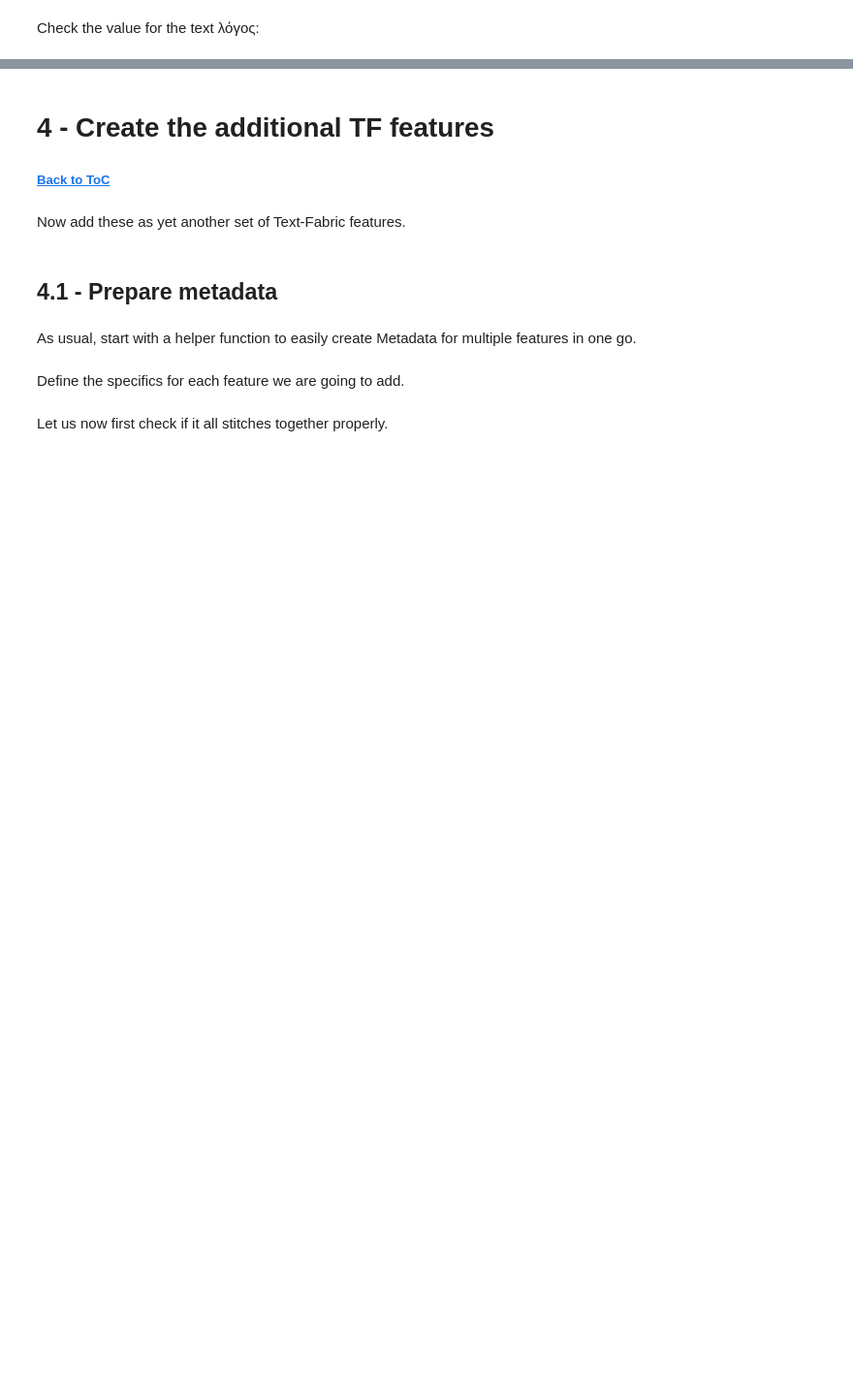
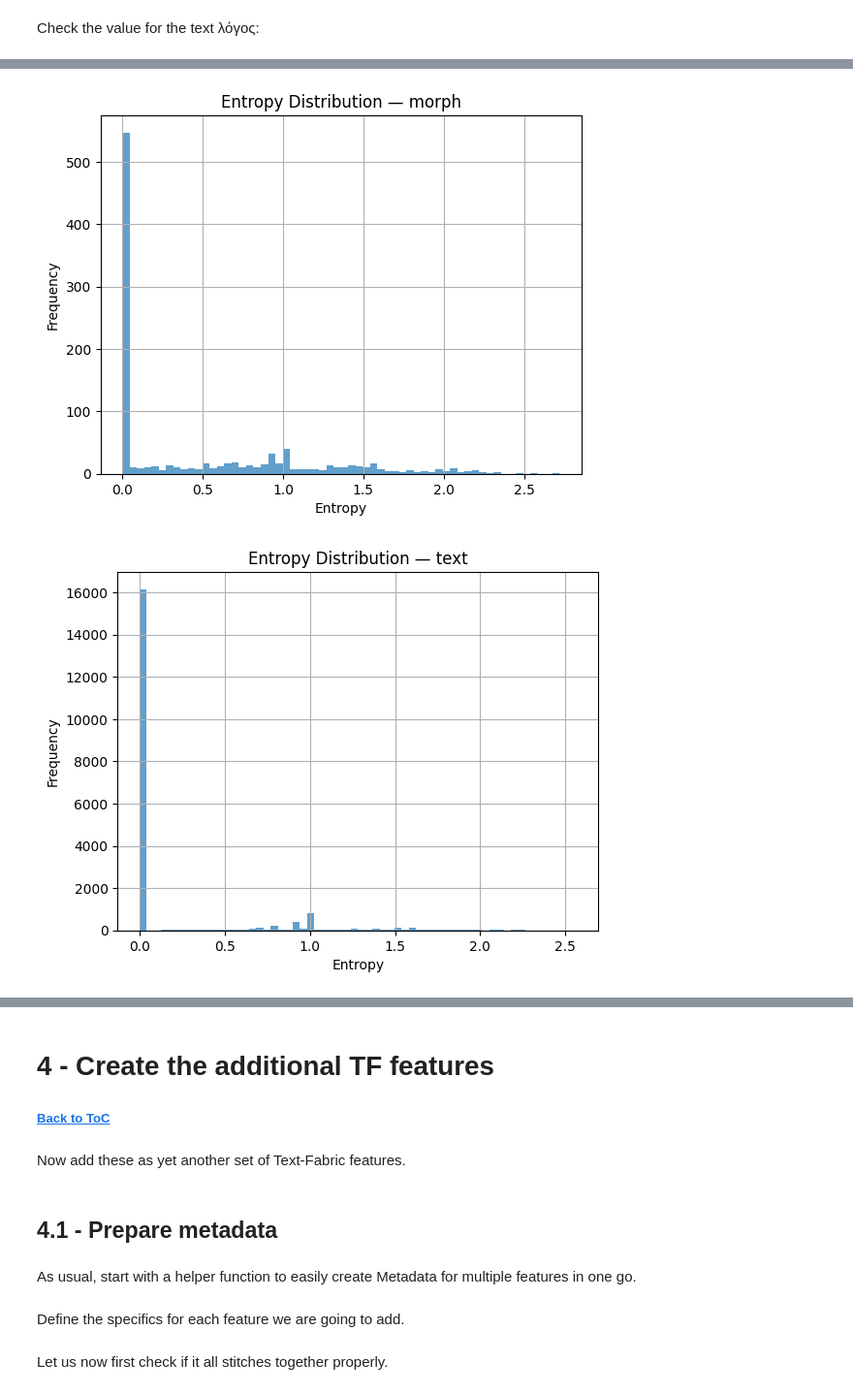
Before and after one commit to tonyjurg/Create-TF-entropy-features, a Jupyter notebook: create_entropy_features.ipynb, the cells around one changed output, grey strips where cells are left out. Shown: that part at 97% size. Cells and saved outputs as stored; diff of their text form; code cells hidden in the pictures; blank space fills up the shorter version.

```diff
--- a/create_entropy_features.ipynb
+++ b/create_entropy_features.ipynb
@@ -378,7 +378,7 @@ for datatype, dist in P_f_given_datatype.items():
     # Calculate entropy of each specific token/form → phrase_function distribution
     for token, prob_dist in dist.items():
         # calculate entropy, typecast it to string and limit it to 6 characters
-        ent[token] = str(calculate_entropy(prob_dist))[:6]
+        ent[token] = calculate_entropy(prob_dist)
 
     # Store under its datatype
     entropies_by_datatype[datatype] = ent
@@ -421,0 +424,20 @@ entropies_by_datatype['text']['λόγος']
+# %%
+# Aggregate into lists
+import numpy as np
+
+entropy_lists = {
+    datatype: list(token2e.values())
+    for datatype, token2e in entropies_by_datatype.items()
+}
+# %%
+for datatype, vals in entropy_lists.items():
+    arr = np.array(vals)
+    print(f"\n=== {datatype} ===")
+    print(f"Count:   {arr.size}")
+    print(f"Min:     {arr.min():.4f}")
+    print(f"25%ile:  {np.percentile(arr, 25):.4f}")
+    print(f"Median:  {np.median(arr):.4f}")
+    print(f"75%ile:  {np.percentile(arr, 75):.4f}")
+    print(f"Max:     {arr.max():.4f}")
+    print(f"Mean:    {arr.mean():.4f}")
+    print(f"StdDev:  {arr.std(ddof=1):.4f}")
@@ -421,0 +462,15 @@ entropies_by_datatype['text']['λόγος']
+# %%
+import matplotlib.pyplot as plt
+
+# Histogram for each datatype
+for datatype, vals in entropy_lists.items():
+    plt.figure()
+    plt.hist(vals, bins=60, alpha=0.7)
+    plt.title(f"Entropy Distribution — {datatype}")
+    plt.xlabel("Entropy")
+    plt.ylabel("Frequency")
+    plt.grid(True)
+    plt.show()
+# %% [output]
+[figure, added]
+[figure, added]
```
Also changed, not shown: parts of 8 cells of this notebook, 1 other file.
